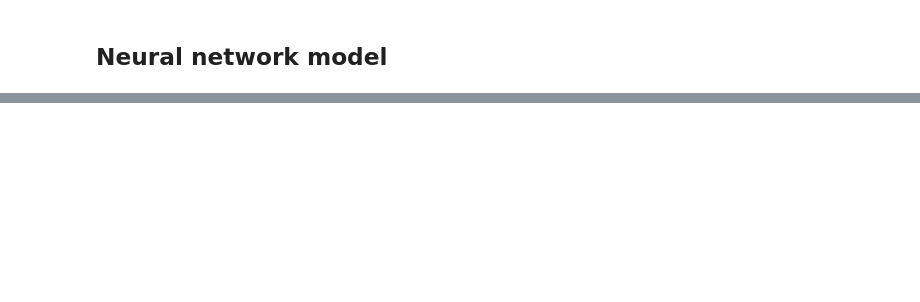
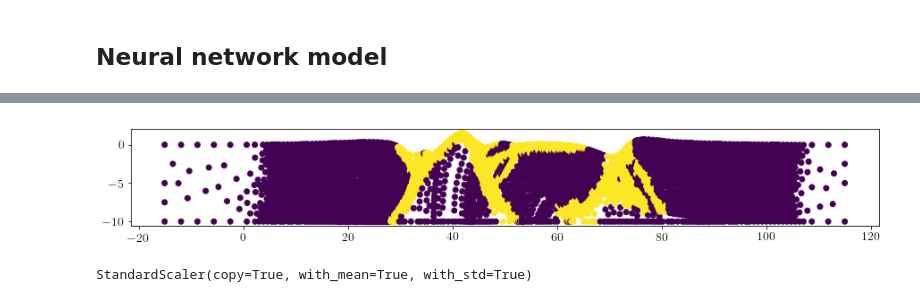
Before and after one commit to msahamed/predict_tectonic_deformation_machine_learning, a Jupyter notebook: build_model_random_forest.ipynb, the cells around one changed output, grey strips where cells are left out. Cells and saved outputs as stored; diff of their text form; code cells hidden in the pictures; blank space fills up the shorter version.

```diff
--- a/build_model_random_forest.ipynb
+++ b/build_model_random_forest.ipynb
@@ -160,0 +255,9 @@ array([[341321,  10357],
+# %%
+threshold = 0.15
+df_energy['plastic strain'] = np.where(df_energy['plastic strain'] > threshold, 1,0)
+# %%
+plt.figure(figsize=(15,2))
+plt.scatter(df_energy['coordinate:0']/1e3, y= df_energy['coordinate:1']/1e3, c = df_energy['plastic strain'])
+plt.show()
+# %% [output]
+[figure, added]
@@ -160,0 +267,4 @@ array([[341321,  10357],
+# %%
+mms[0]
+# %% [output]
+StandardScaler(copy=True, with_mean=True, with_std=True)
```
Also changed, not shown: parts of 19 cells of this notebook, 4 other files.
